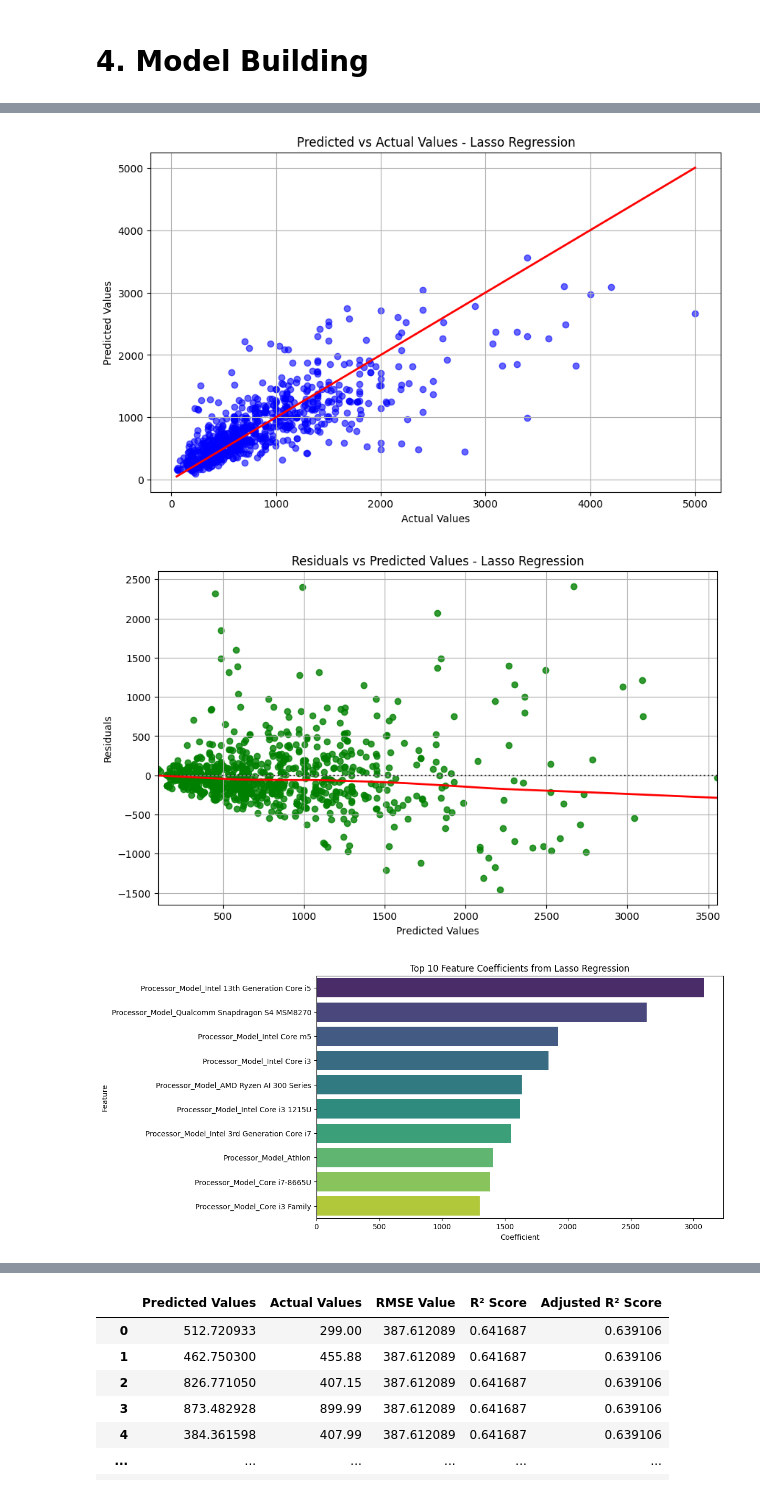
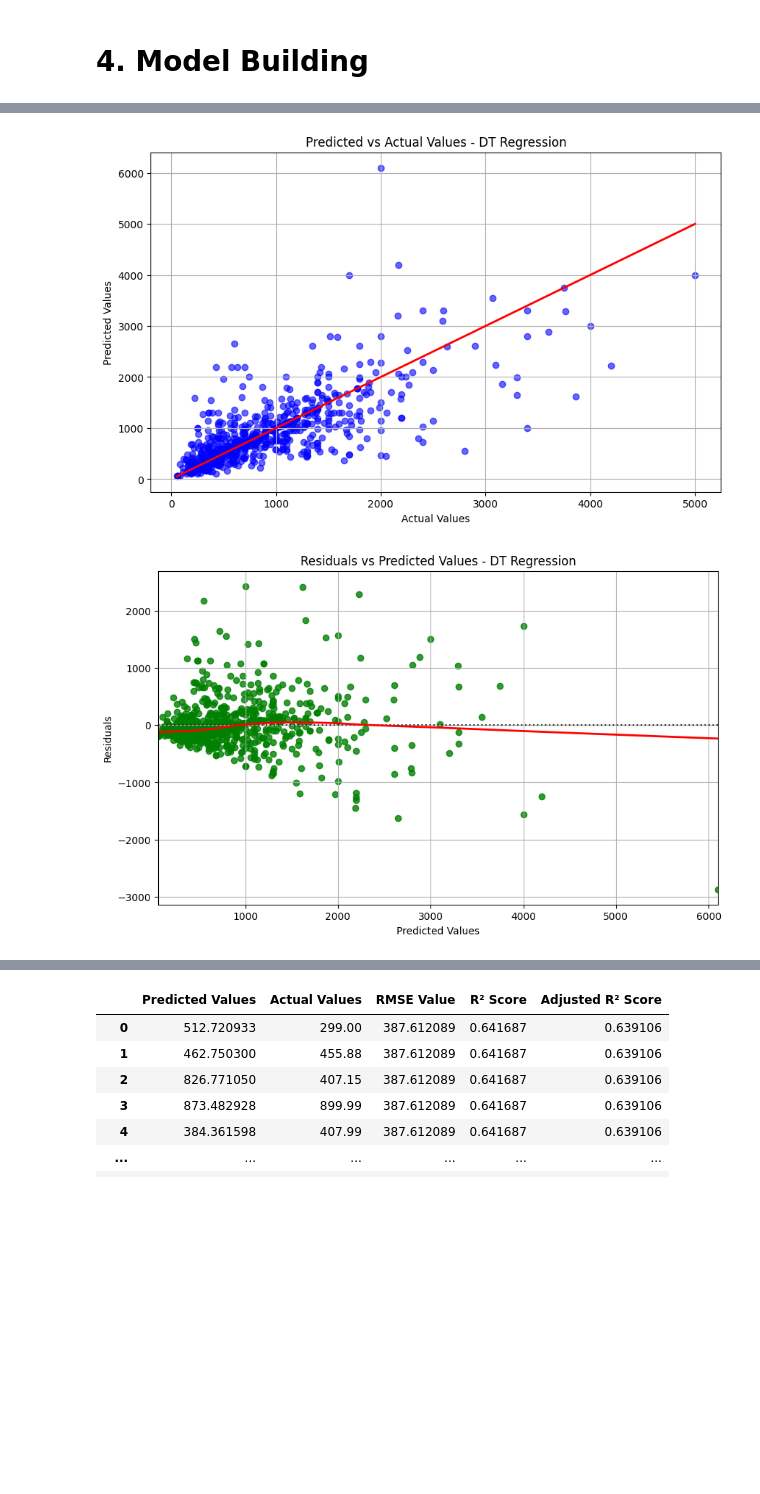
Before and after one commit to VaibhavSaran/CSE-587-PROJECT-LAPTRACK, a Jupyter notebook: Phase2/Project Laptrack - Phase 2 Model Building.ipynb, the cells around one changed output, grey strips where cells are left out. Cells and saved outputs as stored; diff of their text form; code cells hidden in the pictures; blank space fills up the shorter version.

```diff
--- a/Phase2/Project Laptrack - Phase 2 Model Building.ipynb
+++ b/Phase2/Project Laptrack - Phase 2 Model Building.ipynb
@@ -633,51 +779,24 @@ results_df
 # %%
 # Predicted vs Actual Values Plot
 plt.figure(figsize=(10, 6))
-plt.scatter(y_test, Lasso_y_pred, color='blue', alpha=0.6)
+plt.scatter(y_test, DT_y_pred, color='blue', alpha=0.6)
 plt.plot([y_test.min(), y_test.max()], [y_test.min(), y_test.max()], color='red', linewidth=2)  # Identity line
-plt.title("Predicted vs Actual Values - Lasso Regression")
+plt.title("Predicted vs Actual Values - DT Regression")
 plt.xlabel("Actual Values")
 plt.ylabel("Predicted Values")
 plt.grid(True)
 plt.show()
 
 # Residual Plot (Predicted values vs Residuals)
-residuals = y_test - Lasso_y_pred
+residuals = y_test - DT_y_pred
 plt.figure(figsize=(10, 6))
-sns.residplot(x=Lasso_y_pred, y=residuals, lowess=True,color="green", line_kws={'color': 'red', 'lw': 2})
-plt.title("Residuals vs Predicted Values - Lasso Regression")
+sns.residplot(x=DT_y_pred, y=residuals, lowess=True, color="green", line_kws={'color': 'red', 'lw': 2})
+plt.title("Residuals vs Predicted Values - DT Regression")
 plt.xlabel("Predicted Values")
 plt.ylabel("Residuals")
 plt.grid(True)
 plt.show()
-
-# Feature Coefficients Plot (for Linear Regression)
-coefficients = Lasso_pipeline.named_steps['regressor'].coef_
-
-# Get the feature names from one-hot encoding (including numerical features)
-cat_feature_names = Lasso_pipeline.named_steps['preprocessor'].named_transformers_['cat'].get_feature_names_out(Lassocategorical_cols)
-all_feature_names = np.concatenate([cat_feature_names, Lassonumerical_cols[:-1]])
-
-# Prepare a DataFrame for better visualization of feature importance
-coef_df = pd.DataFrame({
-    'Feature': all_feature_names,
-    'Coefficient': coefficients
-}).sort_values(by='Coefficient', ascending=False)
-
-# Number of top features to display
-top_n = 10
-
-# Sort the coefficients by absolute value and get the top N features
-coef_df['Absolute_Coefficient'] = coef_df['Coefficient'].abs()
-top_coef_df = coef_df.sort_values(by='Absolute_Coefficient', ascending=False).head(top_n)
-
-# Plot top feature coefficients (importance)
-plt.figure(figsize=(10, 6))
-sns.barplot(x='Coefficient', y='Feature', data=top_coef_df, palette='viridis')
-plt.title(f"Top {top_n} Feature Coefficients from Lasso Regression")
-plt.show()
 # %% [output]
-[figure, old version]
+[figure, new version]
-[figure, old version]
+[figure, new version]
-[figure, removed]
 # %%
```
Also changed, not shown: parts of 112 cells of this notebook.
